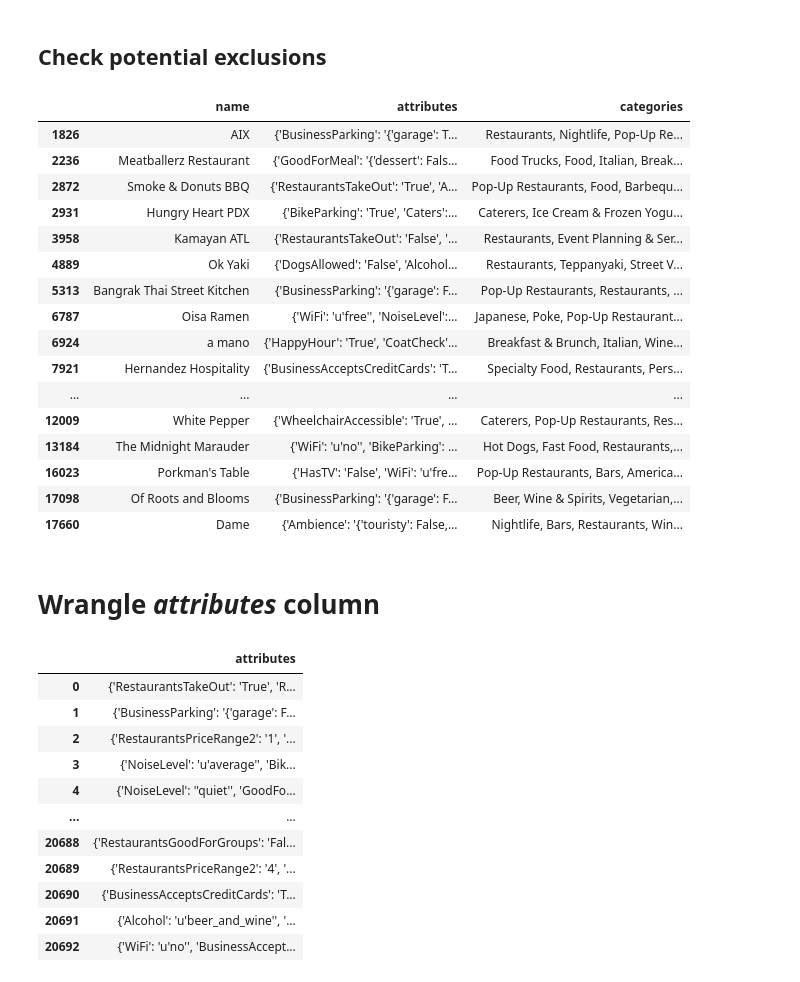
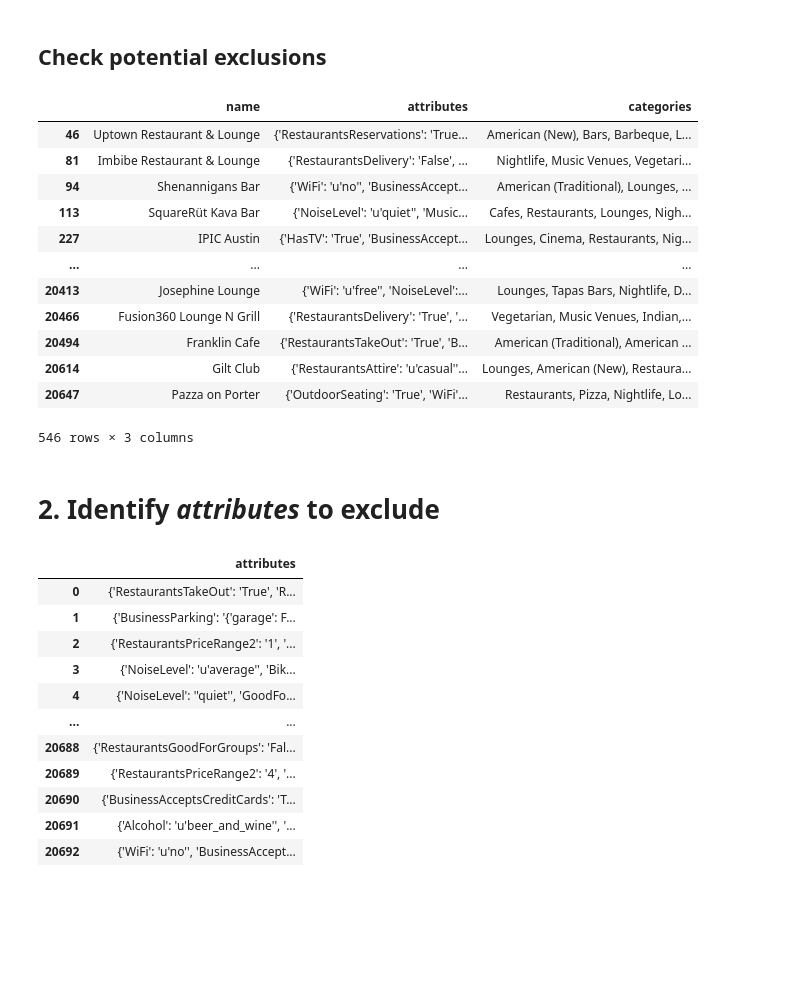
Before and after one commit to christinabrady/ds4a_women_project, a Jupyter notebook: clean-restaurant-data.ipynb, the cells around one changed output. Cells and saved outputs as stored; diff of their text form; code cells hidden in the pictures; blank space fills up the shorter version.

```diff
--- a/clean-restaurant-data.ipynb
+++ b/clean-restaurant-data.ipynb
@@ -266,28 +261,26 @@ categories_agg_sorted
 categories_agg_sorted.to_csv('categories_agg.csv', index = False)
 # %% [markdown]
 ## Check potential exclusions
-# %%
-restaurant_df[restaurant_df['categories'].str.contains('Pop-Up Restaurants')][['name', 'attributes', 'categories']].head(n= 50)
-# %% [output]
-|  | name | attributes | categories |
-| 1826 | AIX | {'BusinessParking': '{'garage': T... | Restaurants, Nightlife, Pop-Up Re... |
-| 2236 | Meatballerz Restaurant | {'GoodForMeal': '{'dessert': Fals... | Food Trucks, Food, Italian, Break... |
-| 2872 | Smoke & Donuts BBQ | {'RestaurantsTakeOut': 'True', 'A... | Pop-Up Restaurants, Food, Barbequ... |
-| 2931 | Hungry Heart PDX | {'BikeParking': 'True', 'Caters':... | Caterers, Ice Cream & Frozen Yogu... |
-| 3958 | Kamayan ATL | {'RestaurantsTakeOut': 'False', '... | Restaurants, Event Planning & Ser... |
-| 4889 | Ok Yaki | {'DogsAllowed': 'False', 'Alcohol... | Restaurants, Teppanyaki, Street V... |
-| 5313 | Bangrak Thai Street Kitchen | {'BusinessParking': '{'garage': F... | Pop-Up Restaurants, Restaurants, ... |
-| 6787 | Oisa Ramen | {'WiFi': 'u'free'', 'NoiseLevel':... | Japanese, Poke, Pop-Up Restaurant... |
-| 6924 | a mano | {'HappyHour': 'True', 'CoatCheck'... | Breakfast & Brunch, Italian, Wine... |
-| 7921 | Hernandez Hospitality | {'BusinessAcceptsCreditCards': 'T... | Specialty Food, Restaurants, Pers... |
-| ... | ... | ... | ... |
-| 12009 | White Pepper | {'WheelchairAccessible': 'True', ... | Caterers, Pop-Up Restaurants, Res... |
-| 13184 | The Midnight Marauder | {'WiFi': 'u'no'', 'BikeParking': ... | Hot Dogs, Fast Food, Restaurants,... |
-| 16023 | Porkman's Table | {'HasTV': 'False', 'WiFi': 'u'fre... | Pop-Up Restaurants, Bars, America... |
-| 17098 | Of Roots and Blooms | {'BusinessParking': '{'garage': F... | Beer, Wine & Spirits, Vegetarian,... |
-| 17660 | Dame | {'Ambience': '{'touristy': False,... | Nightlife, Bars, Restaurants, Win... |
-# %% [markdown]
-# Wrangle *attributes* column
+# %%
+columns = ['name', 'attributes', 'categories']
+categ = 'Lounges'
+restaurant_df[restaurant_df.categories.str.contains(categ)][columns]
+# %% [output]
+|  | name | attributes | categories |
+| 46 | Uptown Restaurant & Lounge | {'RestaurantsReservations': 'True... | American (New), Bars, Barbeque, L... |
+| 81 | Imbibe Restaurant & Lounge | {'RestaurantsDelivery': 'False', ... | Nightlife, Music Venues, Vegetari... |
+| 94 | Shenannigans Bar | {'WiFi': 'u'no'', 'BusinessAccept... | American (Traditional), Lounges, ... |
+| 113 | SquareRüt Kava Bar | {'NoiseLevel': 'u'quiet'', 'Music... | Cafes, Restaurants, Lounges, Nigh... |
+| 227 | IPIC Austin | {'HasTV': 'True', 'BusinessAccept... | Lounges, Cinema, Restaurants, Nig... |
+| ... | ... | ... | ... |
+| 20413 | Josephine Lounge | {'WiFi': 'u'free'', 'NoiseLevel':... | Lounges, Tapas Bars, Nightlife, D... |
+| 20466 | Fusion360 Lounge N Grill | {'RestaurantsDelivery': 'True', '... | Vegetarian, Music Venues, Indian,... |
+| 20494 | Franklin Cafe | {'RestaurantsTakeOut': 'True', 'B... | American (Traditional), American ... |
+| 20614 | Gilt Club | {'RestaurantsAttire': 'u'casual''... | Lounges, American (New), Restaura... |
+| 20647 | Pazza on Porter | {'OutdoorSeating': 'True', 'WiFi'... | Restaurants, Pizza, Nightlife, Lo... |
+546 rows × 3 columns
+# %% [markdown]
+# 2. Identify *attributes* to exclude
 # %%
 attributes_df = restaurant_df[['attributes']]
 attributes_df
```
Also changed, not shown: parts of 24 cells of this notebook.
